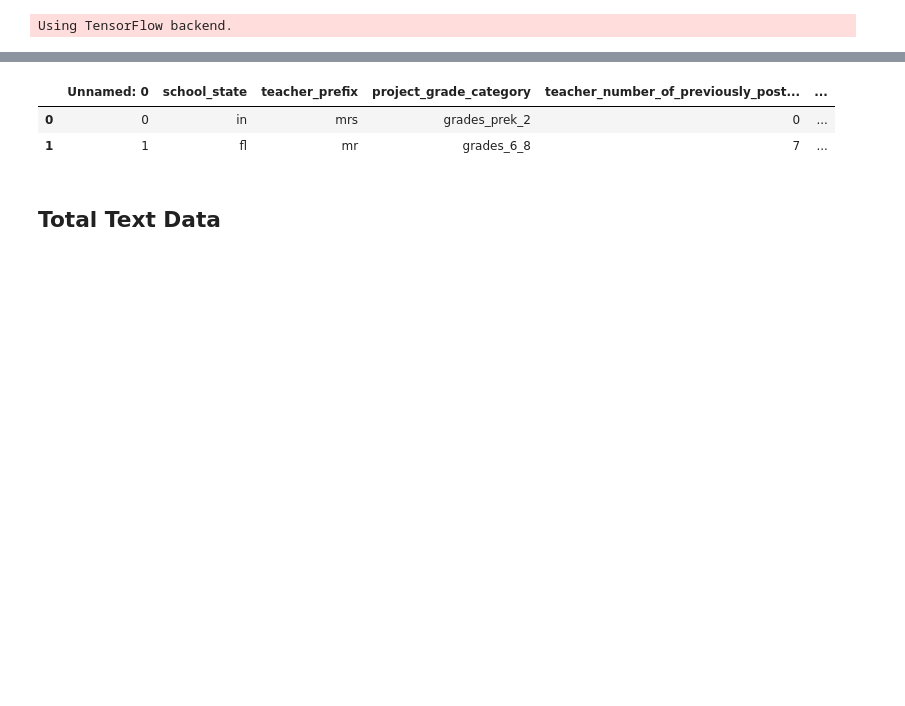
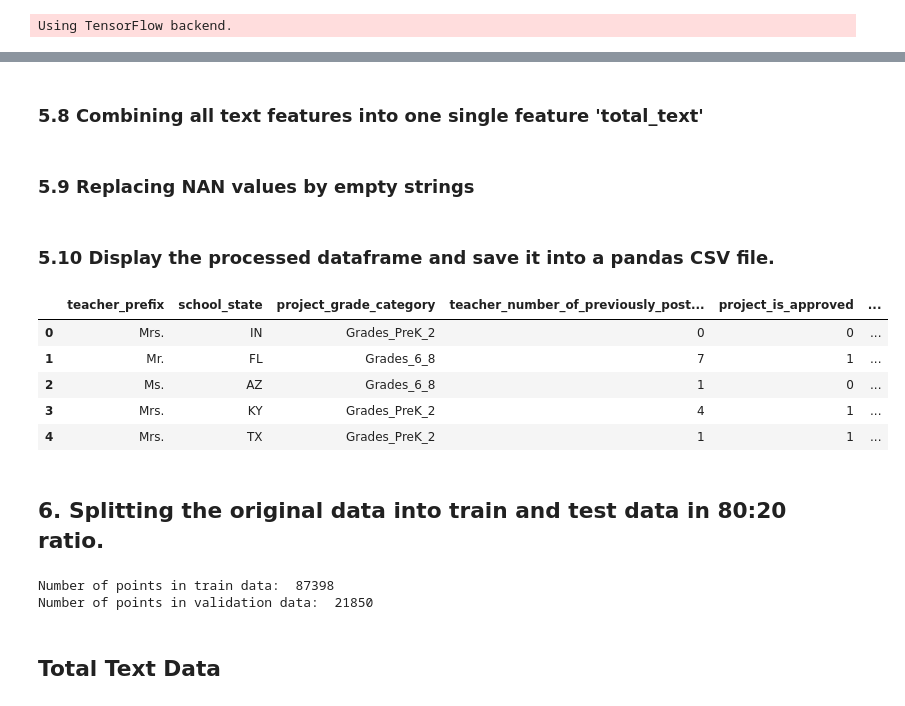
Before and after one commit to saugatapaul1010/LSTM-for-Donors, a Jupyter notebook: Test Pad - Model 1.ipynb, the cells around one changed output, grey strips where cells are left out. Drawn from its saved outputs; the diff is of its cells as text; code cells hidden in the pictures; blank space fills up the shorter version.

```diff
--- a/Test Pad - Model 1.ipynb
+++ b/Test Pad - Model 1.ipynb
@@ -25,0 +252,2 @@ Using TensorFlow backend.
+# %%
+project_data['project_grade_category'] = project_data['project_grade_category'].map(lambda x: x.replace(" ","_").replace("-","_"))
@@ -25,0 +256,30 @@ Using TensorFlow backend.
+# %%
+def is_digit(sent):
+    digits=re.findall('\d+', sent)
+    if(len(digits) != 0 ):
+        return 1
+    else:
+        return 0
+
+project_data['presence_of_the_numerical_digits']=project_data['clean_project_resource_summary'].apply(is_digit)
+# %% [markdown]
+### 5.8 Combining all text features into one single feature 'total_text'
+# %%
+project_data['total_text'] = project_data['clean_essays'].map(str) + " " + project_data['clean_project_resource_summary'].map(str) + " " + project_data['clean_project_title'].map(str)
+project_data.drop(['clean_essays','clean_project_resource_summary','clean_project_title','project_submitted_datetime'], axis=1, inplace=True) #Remove not needed features
+# %% [markdown]
+### 5.9 Replacing NAN values by empty strings
+# %%
+project_data['teacher_prefix'] = project_data['teacher_prefix'].fillna('Mrs.')
+# %% [markdown]
+### 5.10 Display the processed dataframe and save it into a pandas CSV file.
+# %%
+#After pre-processing, we have 13 features. We will have one feature as our target variable and the rest of the columns as our independent features variables.
+project_data.head(5)
+# %% [output]
+|  | teacher_prefix | school_state | project_grade_category | teacher_number_of_previously_post... | project_is_approved | ... |
+| 0 | Mrs. | IN | Grades_PreK_2 | 0 | 0 | ... |
+| 1 | Mr. | FL | Grades_6_8 | 7 | 1 | ... |
+| 2 | Ms. | AZ | Grades_6_8 | 1 | 0 | ... |
+| 3 | Mrs. | KY | Grades_PreK_2 | 4 | 1 | ... |
+| 4 | Mrs. | TX | Grades_PreK_2 | 1 | 1 | ... |
@@ -26,7 +289,2 @@ Using TensorFlow backend.
 # %%
-data=pd.read_csv("fully_processed_data.csv")
-data.head(2)
+project_data = pd.read_csv("processed_data.csv")
-# %% [output]
-|  | Unnamed: 0 | school_state | teacher_prefix | project_grade_category | teacher_number_of_previously_post... | ... |
-| 0 | 0 | in | mrs | grades_prek_2 | 0 | ... |
-| 1 | 1 | fl | mr | grades_6_8 | 7 | ... |
@@ -40,3 +291,20 @@ del(data)
+# %% [markdown]
+## 6. Splitting the original data into train and test data in 80:20 ratio.
+# %%
+#Taking the target and predictor variables into separate variables
+y = project_data["project_is_approved"] #target variables
+X = project_data.drop(['project_is_approved'], axis=1) #predictor variables
+
+#Split the dataset into train and test dataset
+from sklearn.model_selection import train_test_split
+X_train, X_test, y_train, y_test = train_test_split(X, y, test_size=0.20, random_state=1, stratify=y)
+
+#Display basic information after splitting the data
+print("Number of points in train data: ",X_train.shape[0])
+print("Number of points in validation data: ",X_test.shape[0])
+# %% [output]
+Number of points in train data:  87398
+Number of points in validation data:  21850
 # %% [markdown]
 ## Total Text Data
 # %% [markdown]
```
Also changed, not shown: parts of 96 cells of this notebook.
